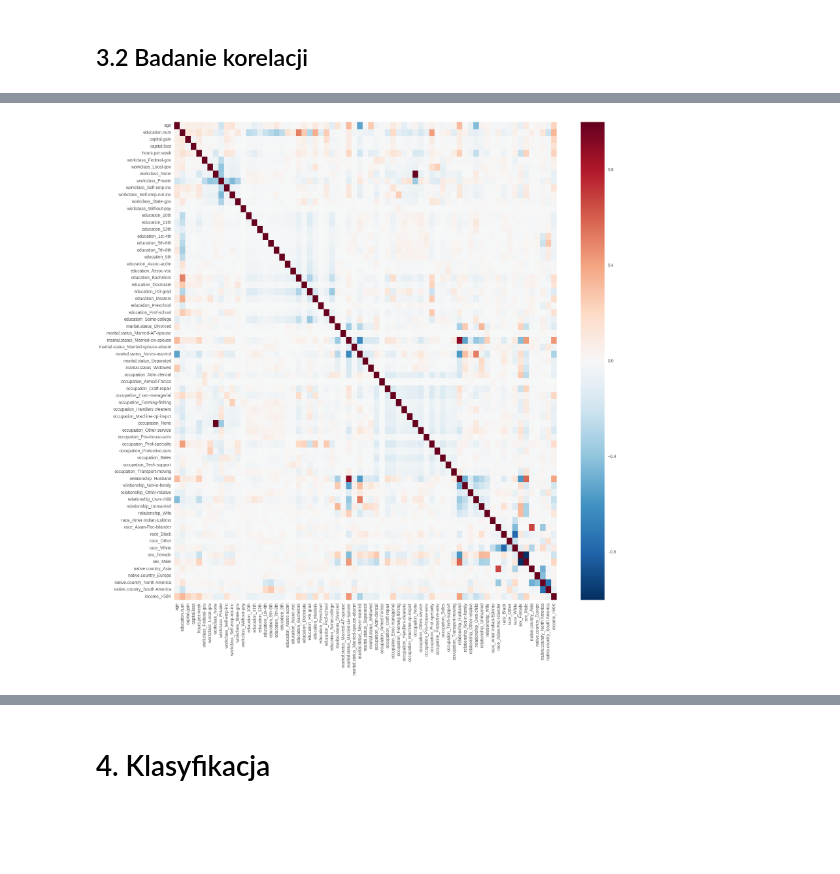
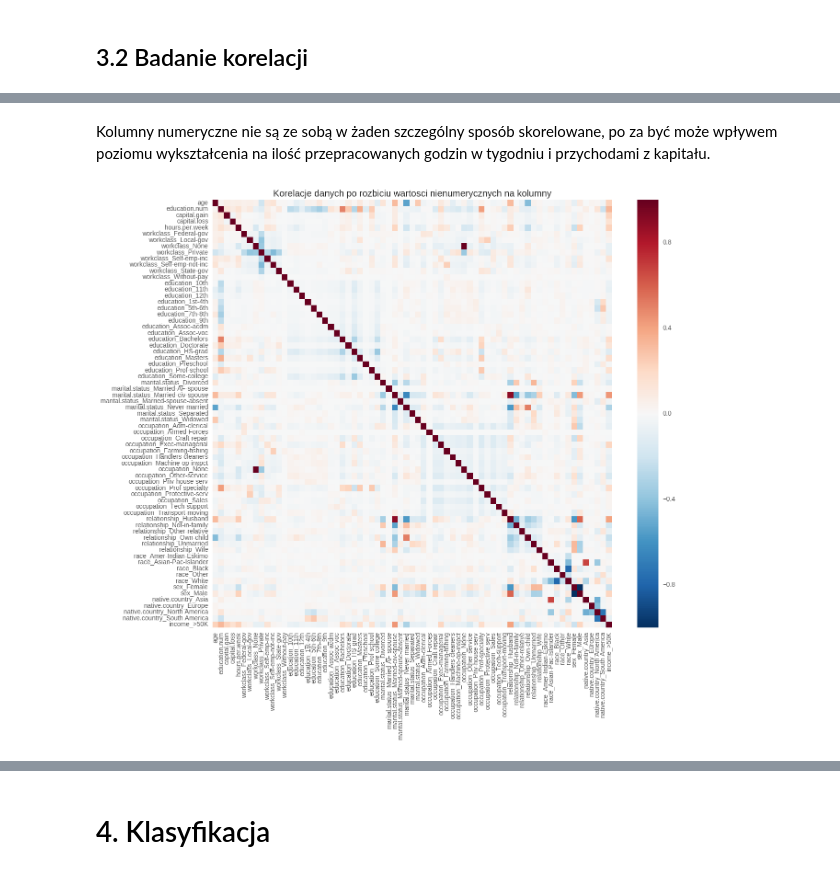
Before and after one commit to fpoon/adult-datamining, a Jupyter notebook: projekt.ipynb, the cells around one changed output, grey strips where cells are left out. Cells and saved outputs as stored; diff of their text form; code cells hidden in the pictures; blank space fills up the shorter version.

```diff
--- a/projekt.ipynb
+++ b/projekt.ipynb
@@ -253,8 +305,11 @@ plotpair("age", df1.loc[df1["income"] == ">50K"]["age1"], df1.loc[df1["income"]
+# %% [markdown]
+Kolumny numeryczne nie są ze sobą w żaden szczególny sposób skorelowane, po za być może wpływem poziomu wykształcenia na ilość przepracowanych godzin w tygodniu i przychodami z kapitału.
 # %%
 binary_data = pd.get_dummies(adult)
 del binary_data['income_<=50K']
-plt.subplots(figsize=(20,20))
+plt.subplots(figsize=(14,12))
+plt.title('Korelacje danych po rozbiciu wartosci nienumerycznych na kolumny')
 sns.heatmap(binary_data.corr())
 plt.show()
 # %% [output]
-[figure, old version]
+[figure, new version]
```
Also changed, not shown: parts of 28 cells of this notebook.
